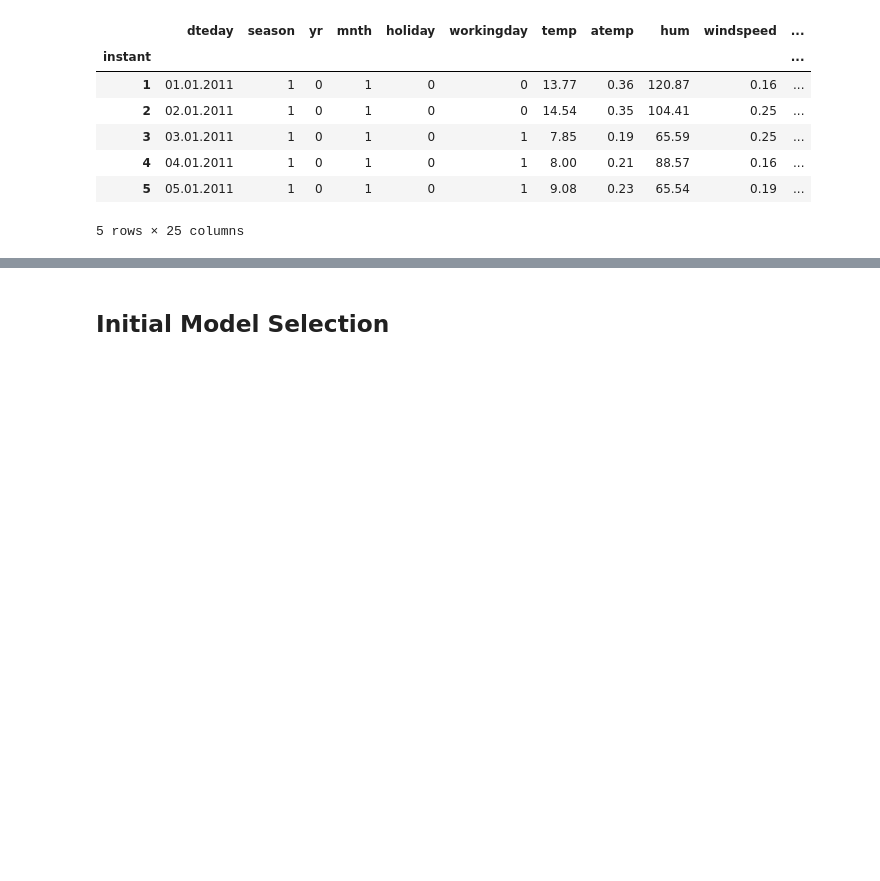
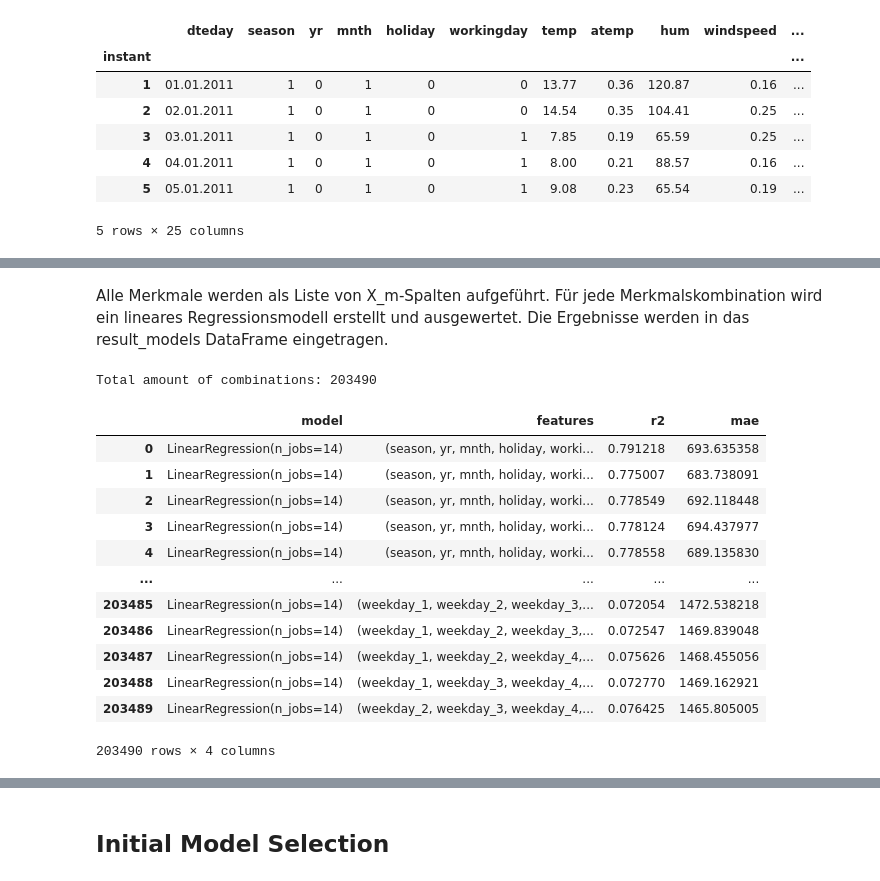
Before and after one commit to DavidRmn/introduction-data-science, a Jupyter notebook: project/task_3.ipynb, the cells around one changed output, grey strips where cells are left out. Drawn from its saved outputs; the diff is of its cells as text; code cells hidden in the pictures; blank space fills up the shorter version.

```diff
--- a/project/task_3.ipynb
+++ b/project/task_3.ipynb
@@ -37,0 +45,5 @@ data_train.head()
+# %%
+X_m = data_train.drop(columns=["casual", "registered", "cnt", "dteday"])
+Y_m = data_train["cnt"]
+
+Xt, Xv, Yt, Yv = sms.train_test_split(X_m, Y_m, test_size=0.3, random_state=42)
@@ -37,0 +54,11 @@ data_train.head()
+# %%
+import itertools
+def get_feature_combinations(features):
+    all_combinations = []
+    for r in range(8, len(features) - 12):
+        combinations = itertools.combinations(features, r)
+        all_combinations.extend(combinations)
+    print("Total amount of combinations:", len(all_combinations))
+    return all_combinations
+# %% [markdown]
+Alle Merkmale werden als Liste von X_m-Spalten aufgeführt. Für jede Merkmalskombination wird ein lineares Regressionsmodell erstellt und ausgewertet. Die Ergebnisse werden in das result_models DataFrame eingetragen.
@@ -37,0 +80,42 @@ data_train.head()
+# %%
+def get_feature_combinations(features):
+    all_combinations = []
+    for r in range(8, len(features) - 12):
+        combinations = itertools.combinations(features, r)
+        all_combinations.extend(combinations)
+    print("Total amount of combinations:", len(all_combinations))
+    return all_combinations
+
+all_features = X_m.columns.to_list()
+results = []
+
+for feature_c in get_feature_combinations(all_features):
+    m = slm.LinearRegression(n_jobs=14)
+    m.fit(Xt.loc[:, feature_c], Yt)
+
+    y_pred_m = m.predict(Xv.loc[:, feature_c])
+    r2_m = skm.r2_score(Yv, y_pred_m)
+    mae_m = skm.mean_absolute_error(Yv, y_pred_m)
+
+    results.append({"model": m, "features": feature_c, "r2": r2_m, "mae": mae_m})
+
+# Convert results to DataFrame
+result_models = pd.DataFrame(results)
+# %% [output]
+Total amount of combinations: 203490
+# %%
+result_models
+# %% [output]
+|  | model | features | r2 | mae |
+| 0 | LinearRegression(n_jobs=14) | (season, yr, mnth, holiday, worki... | 0.791218 | 693.635358 |
+| 1 | LinearRegression(n_jobs=14) | (season, yr, mnth, holiday, worki... | 0.775007 | 683.738091 |
+| 2 | LinearRegression(n_jobs=14) | (season, yr, mnth, holiday, worki... | 0.778549 | 692.118448 |
+| 3 | LinearRegression(n_jobs=14) | (season, yr, mnth, holiday, worki... | 0.778124 | 694.437977 |
+| 4 | LinearRegression(n_jobs=14) | (season, yr, mnth, holiday, worki... | 0.778558 | 689.135830 |
+| ... | ... | ... | ... | ... |
+| 203485 | LinearRegression(n_jobs=14) | (weekday_1, weekday_2, weekday_3,... | 0.072054 | 1472.538218 |
+| 203486 | LinearRegression(n_jobs=14) | (weekday_1, weekday_2, weekday_3,... | 0.072547 | 1469.839048 |
+| 203487 | LinearRegression(n_jobs=14) | (weekday_1, weekday_2, weekday_4,... | 0.075626 | 1468.455056 |
+| 203488 | LinearRegression(n_jobs=14) | (weekday_1, weekday_3, weekday_4,... | 0.072770 | 1469.162921 |
+| 203489 | LinearRegression(n_jobs=14) | (weekday_2, weekday_3, weekday_4,... | 0.076425 | 1465.805005 |
+203490 rows × 4 columns
```
Also changed, not shown: parts of 11 cells of this notebook, 1 other file.
